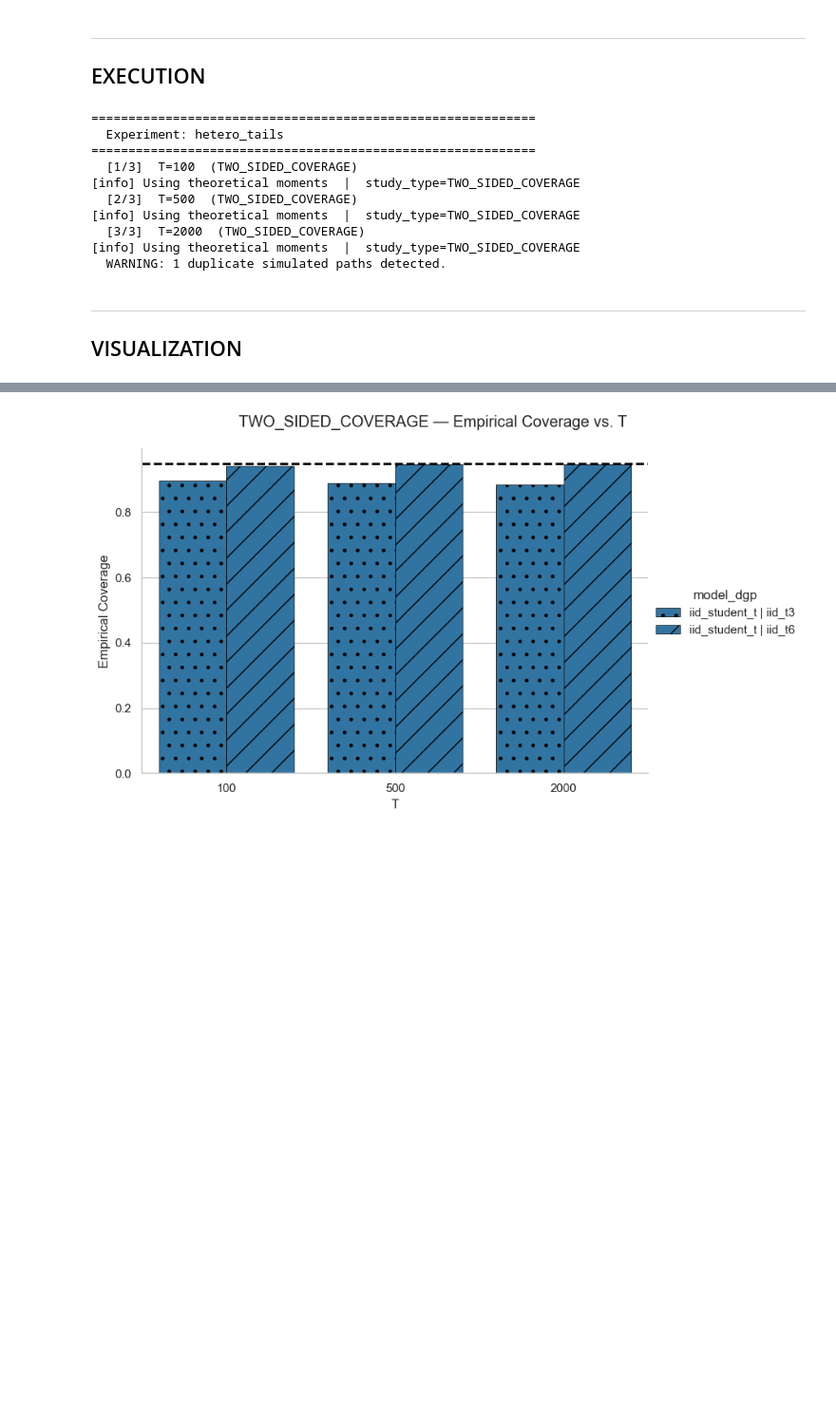
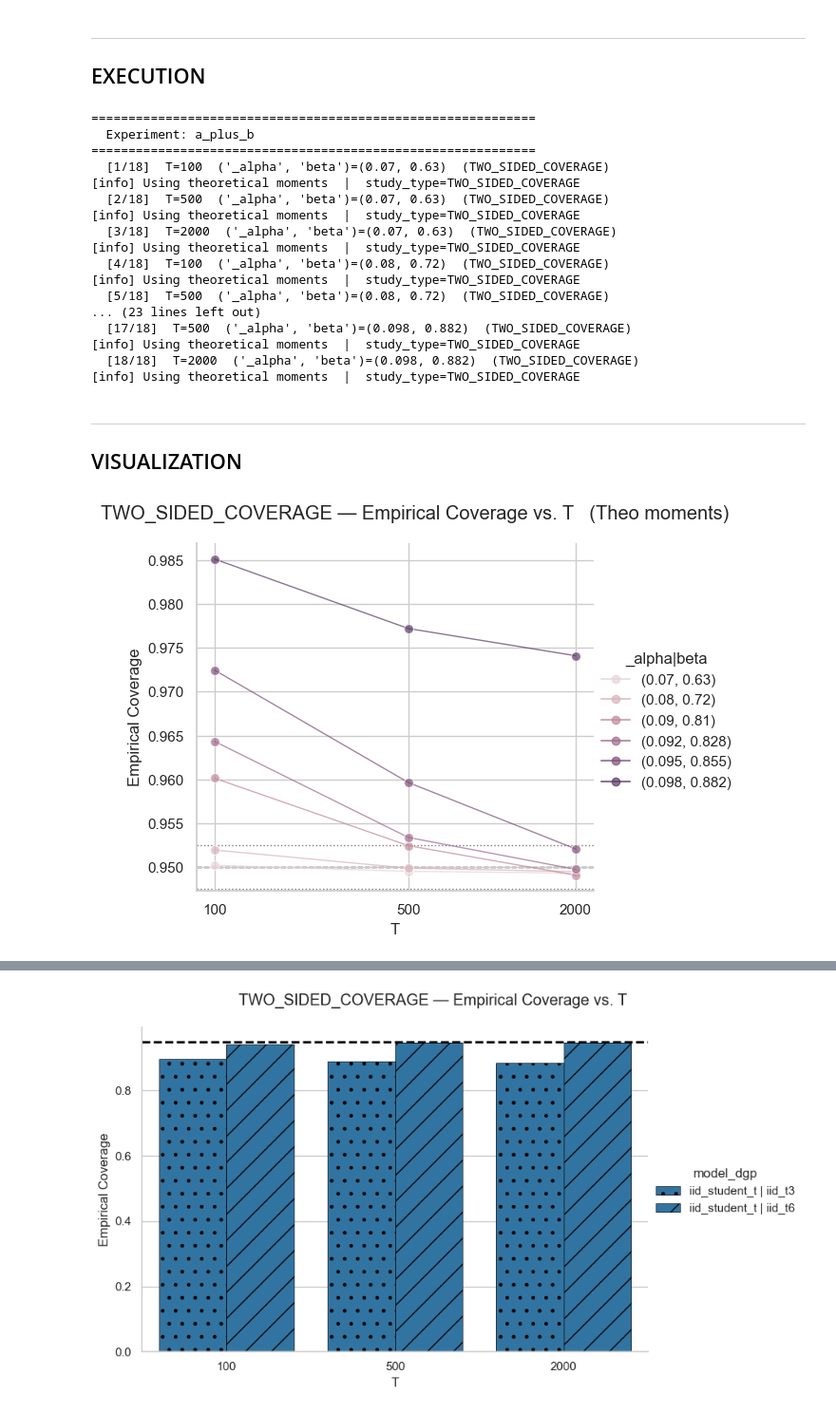
Before and after one commit to Fabro2701/sharpe_ratio_TFM, a Jupyter notebook: notebooks/presentation/coverage_extra.ipynb, the cells around one changed output, grey strips where cells are left out. Shown at 95% size. Cells and saved outputs as stored; diff of their text form; code cells hidden in the pictures; blank space fills up the shorter version.

Commit message:
extra coverages added

```diff
--- a/notebooks/presentation/coverage_extra.ipynb
+++ b/notebooks/presentation/coverage_extra.ipynb
@@ -65,21 +126,31 @@ experiments = {
 run_selected_configs(
     experiments,
     selected_experiments=[
+        "a_plus_b",
+        #"phi",
+        #"sr",
         #"non4",
         #"efficiency",
     ],
 )
 # %% [output]
 ============================================================
-  Experiment: hetero_tails
+  Experiment: a_plus_b
 ============================================================
-  [1/3]  T=100  (TWO_SIDED_COVERAGE)
+  [1/18]  T=100  ('_alpha', 'beta')=(0.07, 0.63)  (TWO_SIDED_COVERAGE)
 [info] Using theoretical moments  |  study_type=TWO_SIDED_COVERAGE
-  [2/3]  T=500  (TWO_SIDED_COVERAGE)
+  [2/18]  T=500  ('_alpha', 'beta')=(0.07, 0.63)  (TWO_SIDED_COVERAGE)
 [info] Using theoretical moments  |  study_type=TWO_SIDED_COVERAGE
-  [3/3]  T=2000  (TWO_SIDED_COVERAGE)
+  [3/18]  T=2000  ('_alpha', 'beta')=(0.07, 0.63)  (TWO_SIDED_COVERAGE)
 [info] Using theoretical moments  |  study_type=TWO_SIDED_COVERAGE
-  WARNING: 1 duplicate simulated paths detected.
+  [4/18]  T=100  ('_alpha', 'beta')=(0.08, 0.72)  (TWO_SIDED_COVERAGE)
+[info] Using theoretical moments  |  study_type=TWO_SIDED_COVERAGE
+  [5/18]  T=500  ('_alpha', 'beta')=(0.08, 0.72)  (TWO_SIDED_COVERAGE)
+... (23 lines left out)
+  [17/18]  T=500  ('_alpha', 'beta')=(0.098, 0.882)  (TWO_SIDED_COVERAGE)
+[info] Using theoretical moments  |  study_type=TWO_SIDED_COVERAGE
+  [18/18]  T=2000  ('_alpha', 'beta')=(0.098, 0.882)  (TWO_SIDED_COVERAGE)
+[info] Using theoretical moments  |  study_type=TWO_SIDED_COVERAGE
 # %% [markdown]
 ---
 ## VISUALIZATION
@@ -90,0 +174,9 @@ folder = PLOTS_DIR / "scenarios_add"
+# %%
+# palette=list(plt.cm.RdPu(np.linspace(0.4, 1, 5)))
+run_analysis(experiments, "a_plus_b", alpha=0.05, plot_mask=[0,0,1],
+             savefig_folder=folder,
+             line_plot_kargs=line_plot_kargs |
+             dict(log=True, xticks=parameters['T'], palette=colors
+                  ))
+# %% [output]
+[figure, added]
```
Also changed, not shown: parts of 9 cells of this notebook, 1 other file.
